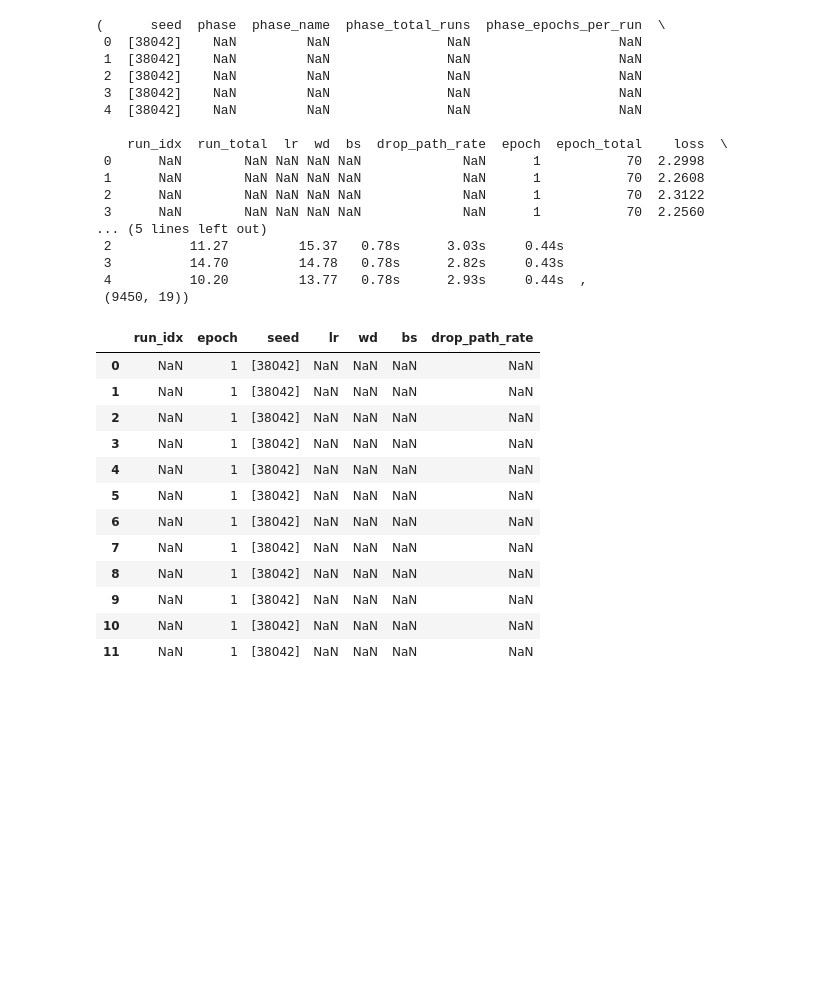
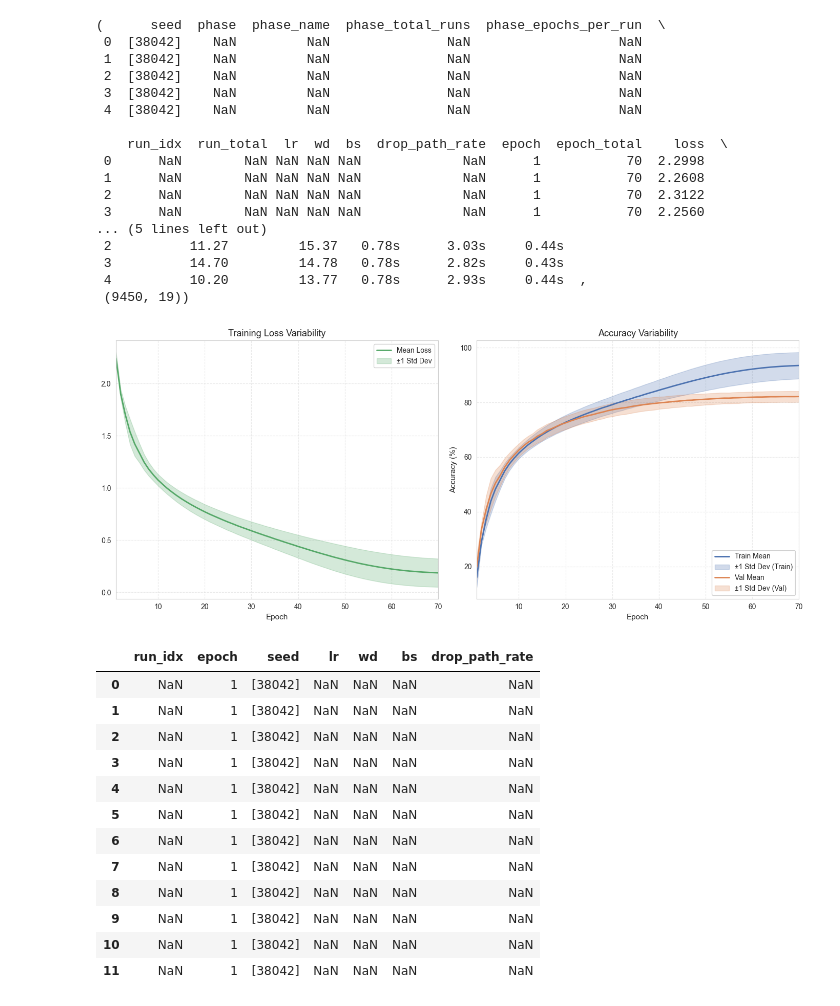
Before and after one commit to EtaashP/CS182-Final-Project-Submission-Code, a Jupyter notebook: Plotting Code/plot_basegridsearch.ipynb, the cells around one changed output. Saved outputs shown, nothing was run; the diff lists cells and outputs as text; code cells hidden in the pictures; blank space fills up the shorter version.

```diff
--- a/Plotting Code/plot_basegridsearch.ipynb
+++ b/Plotting Code/plot_basegridsearch.ipynb
@@ -80,6 +80,94 @@ df.head(), df.shape
  3          14.70         14.78   0.78s      2.82s     0.43s
  4          10.20         13.77   0.78s      2.93s     0.44s  ,
  (9450, 19))
+# %%
+import matplotlib.pyplot as plt
+import seaborn as sns
+
+# 1. Aggregation
+# Group by 'epoch' to get Mean and Std Dev across all runs/seeds
+# (Numeric_only=True ensures we don't error on any non-numeric columns)
+grouped = df.groupby('epoch')
+df_mean = grouped.mean(numeric_only=True)
+df_std = grouped.std(numeric_only=True)
+
+# Extract vectors for plotting
+# NOTE: Ensure these column names match your DataFrame exactly
+epochs = df_mean.index
+mean_loss = df_mean['loss']
+std_loss = df_std['loss']
+
+mean_train_acc = df_mean['train_acc_pct']
+std_train_acc = df_std['train_acc_pct']
+
+mean_val_acc = df_mean['test_acc_pct']
+std_val_acc = df_std['test_acc_pct']
+
+# 2. Plotting
+sns.set_style("whitegrid")
+plt.rcParams['grid.linestyle'] = '--'
+plt.rcParams['grid.alpha'] = 0.4
+plt.rcParams['font.family'] = 'sans-serif'
+
+fig, axes = plt.subplots(1, 2, figsize=(14, 6))
+
+# --- PLOT 1: Training Loss Variability (Left) ---
+ax1 = axes[0]
+color_loss = '#55a868'  # Muted Green
+
+ax1.plot(epochs, mean_loss, color=color_loss, linewidth=2, label='Mean Loss')
+ax1.fill_between(
+    epochs,
+    mean_loss - std_loss,
+    mean_loss + std_loss,
+    color=color_loss,
+    alpha=0.25,
+    label='±1 Std Dev'
+)
+
+ax1.set_title("Training Loss Variability", fontsize=13)
+ax1.set_xlabel("Epoch", fontsize=11)
+# ax1.set_ylabel("Loss") # Optional: Uncomment if you want the label
+ax1.legend(loc='upper right', frameon=True, framealpha=0.9)
+ax1.margins(x=0)
+
+# --- PLOT 2: Accuracy Variability (Right) ---
+ax2 = axes[1]
+color_train = '#4c72b0' # Seaborn Blue
+color_val = '#dd8452'   # Muted Orange
+
+# Train Accuracy
+ax2.plot(epochs, mean_train_acc, color=color_train, linewidth=2, label='Train Mean')
+ax2.fill_between(
+    epochs,
+    mean_train_acc - std_train_acc,
+    mean_train_acc + std_train_acc,
+    color=color_train,
+    alpha=0.25,
+    label='±1 Std Dev (Train)'
+)
+
+# Validation Accuracy
+ax2.plot(epochs, mean_val_acc, color=color_val, linewidth=2, label='Val Mean')
+ax2.fill_between(
+    epochs,
+    mean_val_acc - std_val_acc,
+    mean_val_acc + std_val_acc,
+    color=color_val,
+    alpha=0.25,
+    label='±1 Std Dev (Val)'
+)
+
+ax2.set_title("Accuracy Variability", fontsize=13)
+ax2.set_xlabel("Epoch", fontsize=11)
+ax2.set_ylabel("Accuracy (%)", fontsize=11)
+ax2.legend(loc='lower right', frameon=True, framealpha=0.9)
+ax2.margins(x=0)
+
+plt.tight_layout()
+plt.show()
+# %% [output]
+[figure, added]
 # %%
 # --- Ensure we have a 'seed' column ---
 # Many logs store results as: (run_idx, epoch) repeated once per seed, in a fixed order.
```
Also changed, not shown: parts of 2 cells of this notebook, 33 other files.
